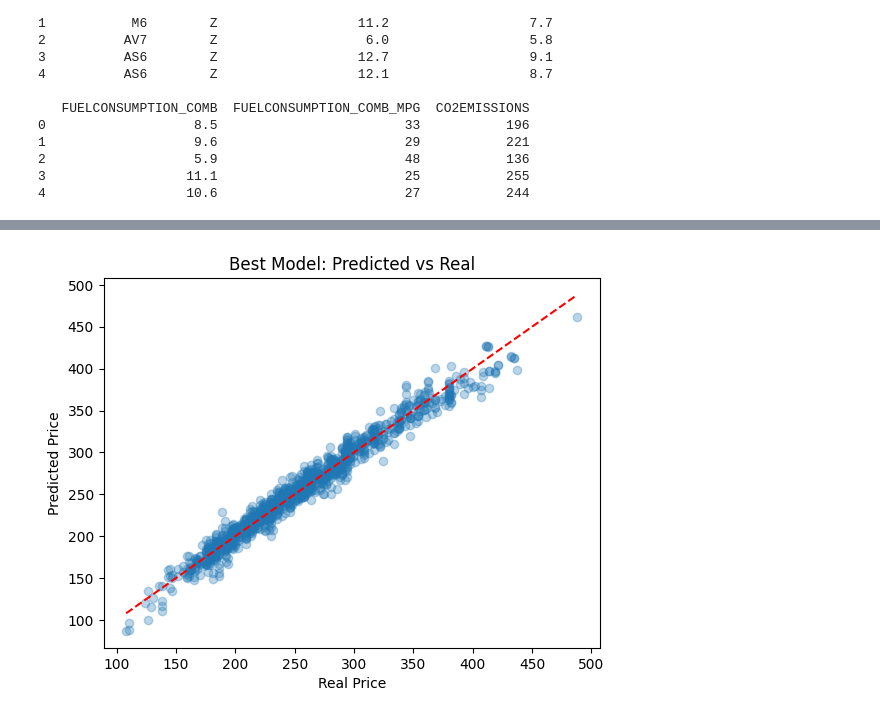
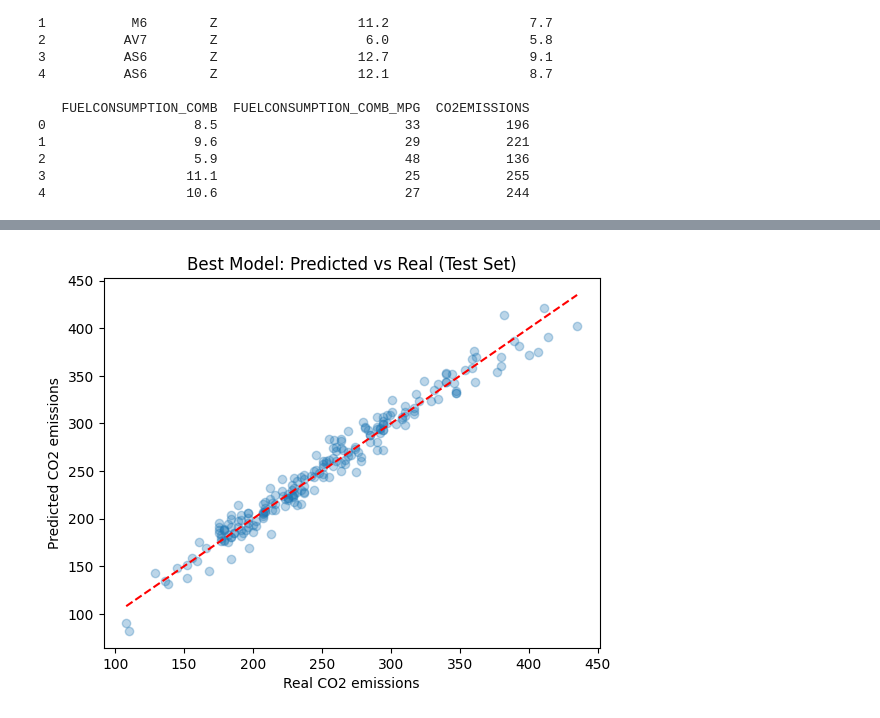
Before and after one commit to Aquiles29/NeuralAndEvo_Activitat1, a Jupyter notebook: notebooks/02_tests.ipynb, the cells around one changed output, grey strips where cells are left out. Drawn from its saved outputs; the diff is of its cells as text; code cells hidden in the pictures.

```diff
--- a/notebooks/02_tests.ipynb
+++ b/notebooks/02_tests.ipynb
@@ -87,6 +137,6 @@ if hasattr(X, "toarray"):
 # %%
 #9
-input_size = X.shape[1]
+input_size = X_trainval.shape[1]
 
 nn = NeuralNet(
     n_layers=3,
@@ -98,9 +148,12 @@ nn = NeuralNet(
     val_percent=0.2
 )
 
-nn.fit(X, y_norm)
-y_pred_norm = nn.predict(X)
-y_pred = y_pred_norm * y_std + y_mean
+# Entrenar SOLO con train+val normalizado
+nn.fit(X_trainval, y_trainval_norm)
+
+# Predicciones en el conjunto de TEST
+y_pred_norm_test = nn.predict(X_test)
+y_pred_test = y_pred_norm_test * y_std + y_mean
 # %%
 #10
 loss = nn.loss_epochs()
@@ -149,7 +203,7 @@ best_params = None
 best_loss_curve = None
 
 for i, params in enumerate(param_grid):
-    print(f"\n🔎 Training model {i+1}/{len(param_grid)} with params: {params}")
+    print(f"\nTraining model {i+1}/{len(param_grid)} with params: {params}")
 
     nn = NeuralNet(
         n_layers=params["layers"],
@@ -161,15 +215,20 @@ for i, params in enumerate(param_grid):
         val_percent=0.2
     )
 
-    nn.fit(X, y_norm)
+    # Entrenamos con train+val normalizado
+    nn.fit(X_trainval, y_trainval_norm)
     loss_curve = nn.loss_epochs()
 
-    y_pred_norm = nn.predict(X)
-    y_pred = y_pred_norm * y_std + y_mean
+    # Predicción en el conjunto de test
+    y_pred_norm_test = nn.predict(X_test)
+    y_pred_test = y_pred_norm_test * y_std + y_mean  # desnormalizar
 
-    mse = mean_squared_error(y, y_pred)
-    mae = mean_absolute_error(y, y_pred)
-    mape = np.mean(np.abs((y - y_pred) / y)) * 100
+    # Métricas en test (y_test está en escala original)
+    mse = mean_squared_error(y_test, y_pred_test)
+    mae = mean_absolute_error(y_test, y_pred_test)
+    y_true = y_test.reshape(-1)
+    y_pred = y_pred_test.reshape(-1)
+    mape = np.mean(np.abs((y_true - y_pred) / y_true)) * 100
 
     results.append({
         "Layers": params["layers"],
@@ -185,7 +244,7 @@ for i, params in enumerate(param_grid):
 
     if mse < best_mse:
         best_mse = mse
-        best_preds = y_pred
+        best_preds = y_pred_test
         best_params = params
         best_loss_curve = loss_curve
 
@@ -243,14 +302,14 @@ Loss         [[0.42712003042428365, 0.17319016393366007], [...
 Name: 0, dtype: object
 # %%
 #16
-plt.scatter(y, best_preds, alpha=0.3)
-plt.plot([y.min(), y.max()], [y.min(), y.max()], 'r--')
-plt.xlabel("Real Price")
-plt.ylabel("Predicted Price")
-plt.title("Best Model: Predicted vs Real")
+plt.scatter(y_test, best_preds, alpha=0.3)
+plt.plot([y_test.min(), y_test.max()], [y_test.min(), y_test.max()], 'r--')
+plt.xlabel("Real CO2 emissions")
+plt.ylabel("Predicted CO2 emissions")
+plt.title("Best Model: Predicted vs Real (Test Set)")
 plt.show()
 # %% [output]
-[figure, old version]
+[figure, new version]
 # %%
 #17
 loss = best_loss_curve
```
Also changed, not shown: parts of 20 cells of this notebook.
